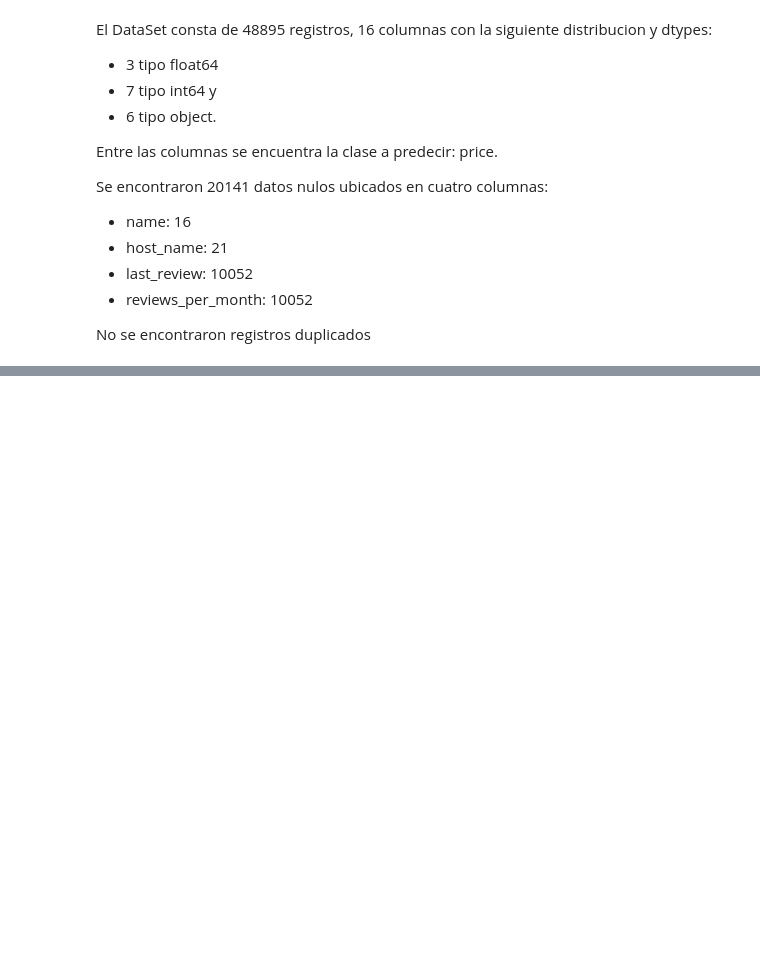
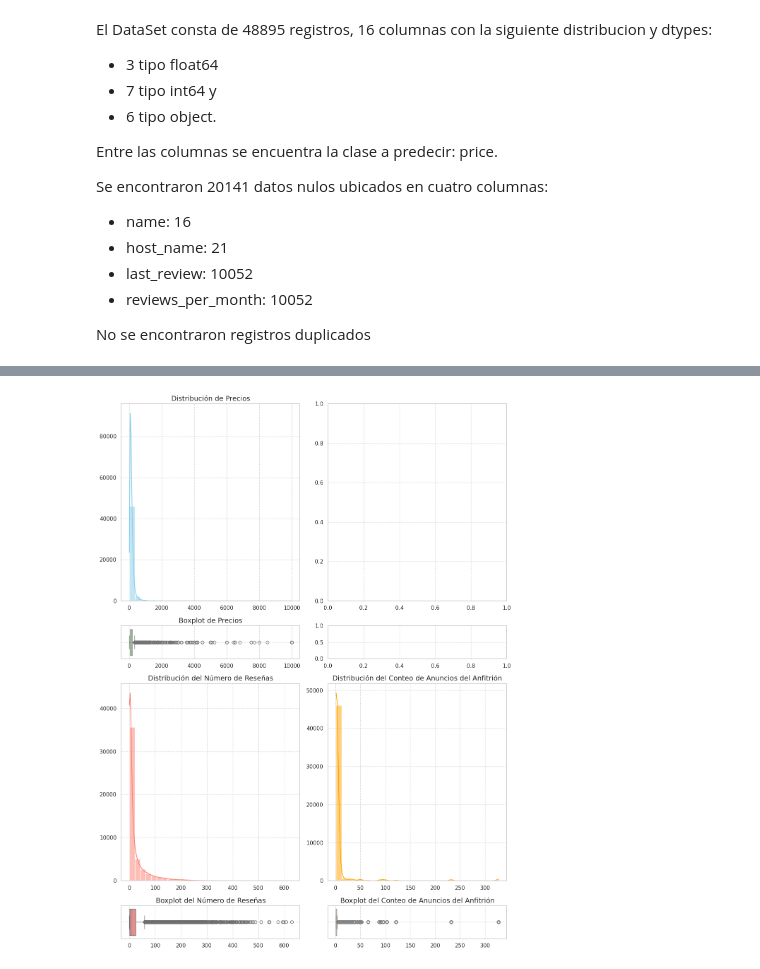
Before and after one commit to Jairo-Almanza/machine-learning-python-template, a Jupyter notebook: src/explore.ipynb, the cells around one changed output, grey strips where cells are left out. Cells and saved outputs as stored; diff of their text form; code cells hidden in the pictures; blank space fills up the shorter version.

```diff
--- a/src/explore.ipynb
+++ b/src/explore.ipynb
@@ -140,0 +217,35 @@ Análisis de variables
+# %%
+# Establecer el estilo de los gráficos
+sns.set(style="whitegrid")
+
+# Crear los subplots
+fig, axis = plt.subplots(4, 2, figsize=(12, 16), gridspec_kw={"height_ratios": [6, 1, 6, 1]})
+
+# Histograma y Boxplot para 'price'
+sns.histplot(ax=axis[0, 0], data=df_abny, x="price", bins=30, kde=True, color="skyblue")
+sns.boxplot(ax=axis[1, 0], data=df_abny, x="price", color="lightgreen")
+axis[0, 0].set_title('Distribución de Precios', fontsize=14)
+axis[1, 0].set_title('Boxplot de Precios', fontsize=14)
+
+# Histograma y Boxplot para 'number_of_reviews'
+sns.histplot(ax=axis[2, 0], data=df_abny, x="number_of_reviews", bins=30, kde=True, color="salmon")
+sns.boxplot(ax=axis[3, 0], data=df_abny, x="number_of_reviews", color="lightcoral")
+axis[2, 0].set_title('Distribución del Número de Reseñas', fontsize=14)
+axis[3, 0].set_title('Boxplot del Número de Reseñas', fontsize=14)
+
+# Histograma y Boxplot para 'calculated_host_listings_count'
+sns.histplot(ax=axis[2, 1], data=df_abny, x="calculated_host_listings_count", bins=30, kde=True, color="orange")
+sns.boxplot(ax=axis[3, 1], data=df_abny, x="calculated_host_listings_count", color="peachpuff")
+axis[2, 1].set_title('Distribución del Conteo de Anuncios del Anfitrión', fontsize=14)
+axis[3, 1].set_title('Boxplot del Conteo de Anuncios del Anfitrión', fontsize=14)
+
+# Ajustar etiquetas de los ejes
+for ax in axis.flat:
+    ax.set_xlabel('')
+    ax.set_ylabel('')
+    ax.grid(True, linestyle='--', alpha=0.7)
+
+plt.tight_layout()
+plt.show()
+# %% [output]
+[figure, added]
```
Also changed, not shown: parts of 20 cells of this notebook, 1 other file.
